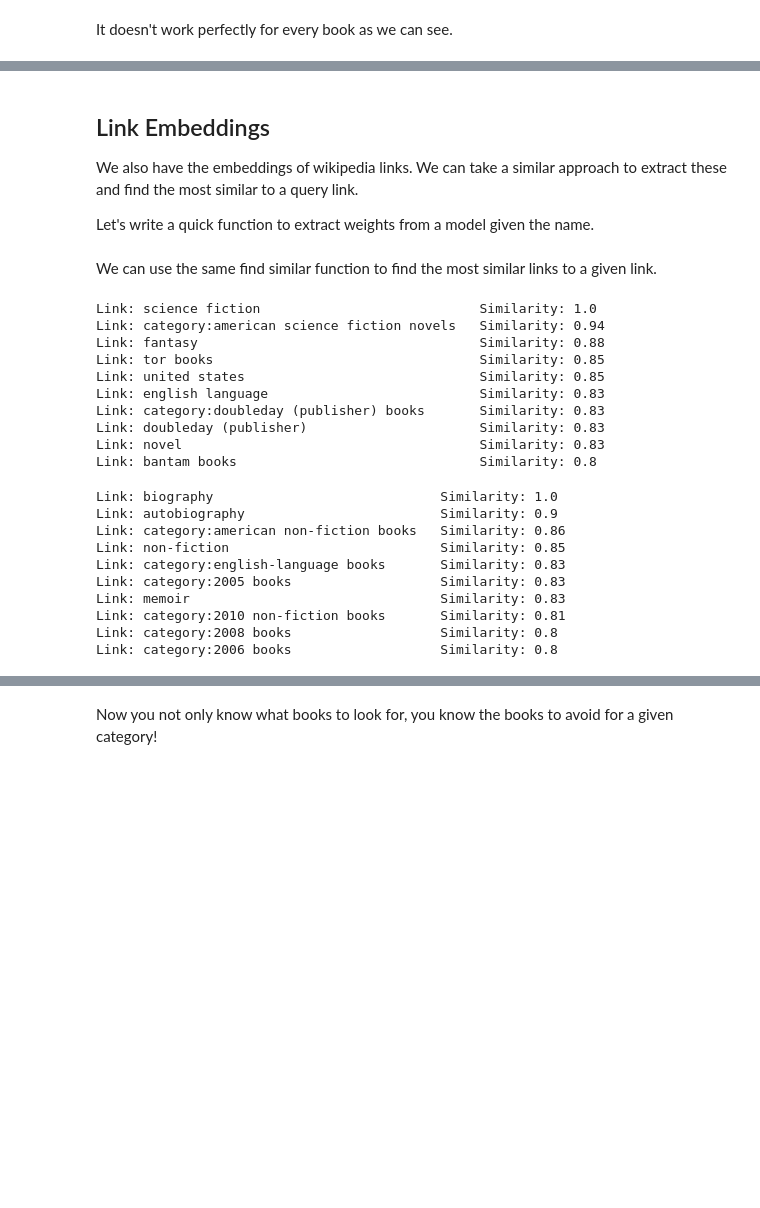
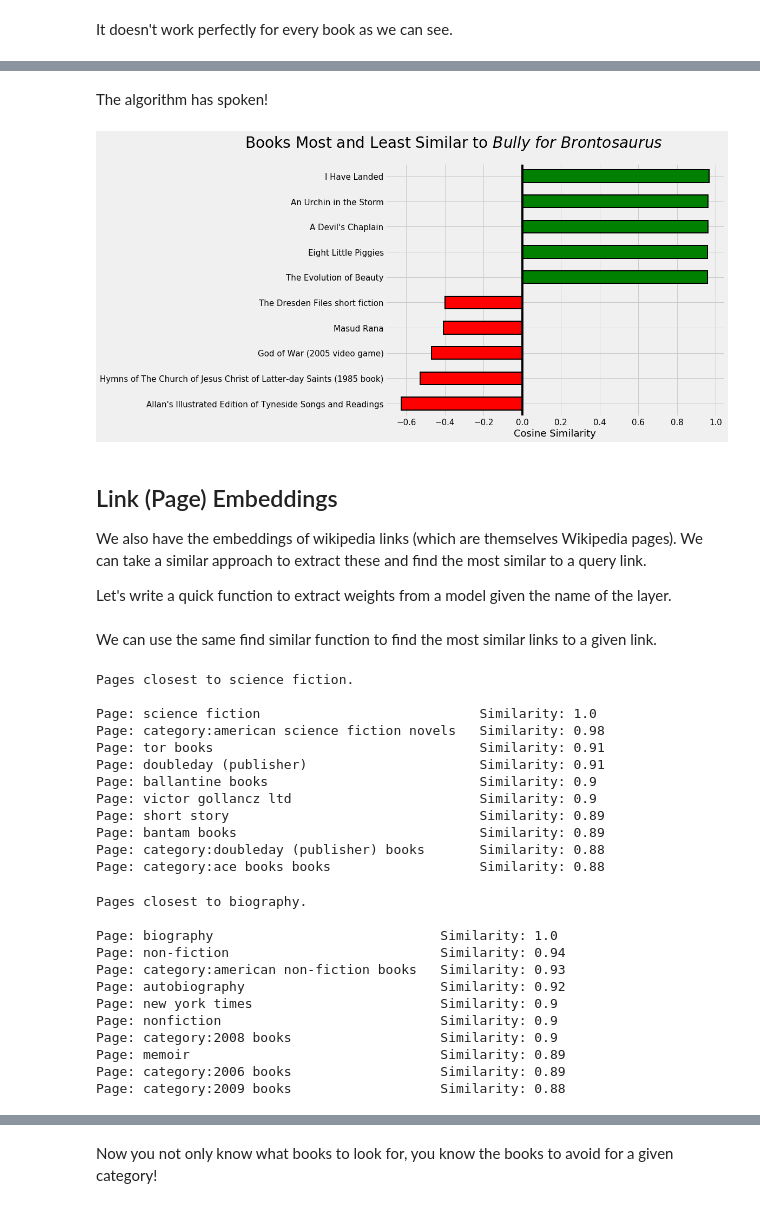
Before and after one commit to WillKoehrsen/wikipedia-data-science, a Jupyter notebook: notebooks/Book Recommendation System.ipynb, the cells around one changed output, grey strips where cells are left out. Saved outputs shown, nothing was run; the diff lists cells and outputs as text; code cells hidden in the pictures; blank space fills up the shorter version.

```diff
--- a/notebooks/Book Recommendation System.ipynb
+++ b/notebooks/Book Recommendation System.ipynb
@@ -590,9 +698,15 @@ Book: Biology for Christian Schools   Similarity: 0.97
+# %% [markdown]
+The algorithm has spoken!
+# %%
+find_similar('Bully for Brontosaurus', book_weights, n = 5, plot = True)
+# %% [output]
+[figure, added]
 # %% [markdown]
-## Link Embeddings
+## Link (Page) Embeddings
 
-We also have the embeddings of wikipedia links. We can take a similar approach to extract these and find the most similar to a query link.
+We also have the embeddings of wikipedia links (which are themselves Wikipedia pages). We can take a similar approach to extract these and find the most similar to a query link.
 
-Let's write a quick function to extract weights from a model given the name.
+Let's write a quick function to extract weights from a model given the name of the layer.
 # %%
 def extract_weights(name, model):
     """Extract weights from a neural network model"""
@@ -609,29 +723,33 @@ link_weights = extract_weights('link_embedding', model)
 # %% [markdown]
 We can use the same find similar function to find the most similar links to a given link.
 # %%
-find_similar('science fiction', link_weights, index_name = 'link')
+find_similar('science fiction', link_weights, index_name = 'page')
 # %% [output]
-Link: science fiction                            Similarity: 1.0
-Link: category:american science fiction novels   Similarity: 0.94
-Link: fantasy                                    Similarity: 0.88
-Link: tor books                                  Similarity: 0.85
-Link: united states                              Similarity: 0.85
-Link: english language                           Similarity: 0.83
-Link: category:doubleday (publisher) books       Similarity: 0.83
-Link: doubleday (publisher)                      Similarity: 0.83
-Link: novel                                      Similarity: 0.83
-Link: bantam books                               Similarity: 0.8
+Pages closest to science fiction.
+
+Page: science fiction                            Similarity: 1.0
+Page: category:american science fiction novels   Similarity: 0.98
+Page: tor books                                  Similarity: 0.91
+Page: doubleday (publisher)                      Similarity: 0.91
+Page: ballantine books                           Similarity: 0.9
+Page: victor gollancz ltd                        Similarity: 0.9
+Page: short story                                Similarity: 0.89
+Page: bantam books                               Similarity: 0.89
+Page: category:doubleday (publisher) books       Similarity: 0.88
+Page: category:ace books books                   Similarity: 0.88
 # %%
-find_similar('biography', link_weights, index_name = 'link')
+find_similar('biography', link_weights, index_name = 'page')
 # %% [output]
-Link: biography                             Similarity: 1.0
-Link: autobiography                         Similarity: 0.9
-Link: category:american non-fiction books   Similarity: 0.86
-Link: non-fiction                           Similarity: 0.85
-Link: category:english-language books       Similarity: 0.83
-Link: category:2005 books                   Similarity: 0.83
-Link: memoir                                Similarity: 0.83
-Link: category:2010 non-fiction books       Similarity: 0.81
-Link: category:2008 books                   Similarity: 0.8
-Link: category:2006 books                   Similarity: 0.8
+Pages closest to biography.
+
+Page: biography                             Similarity: 1.0
+Page: non-fiction                           Similarity: 0.94
+Page: category:american non-fiction books   Similarity: 0.93
+Page: autobiography                         Similarity: 0.92
+Page: new york times                        Similarity: 0.9
+Page: nonfiction                            Similarity: 0.9
+Page: category:2008 books                   Similarity: 0.9
+Page: memoir                                Similarity: 0.89
+Page: category:2006 books                   Similarity: 0.89
+Page: category:2009 books                   Similarity: 0.88
 # %%
```
Also changed, not shown: parts of 92 cells of this notebook.
